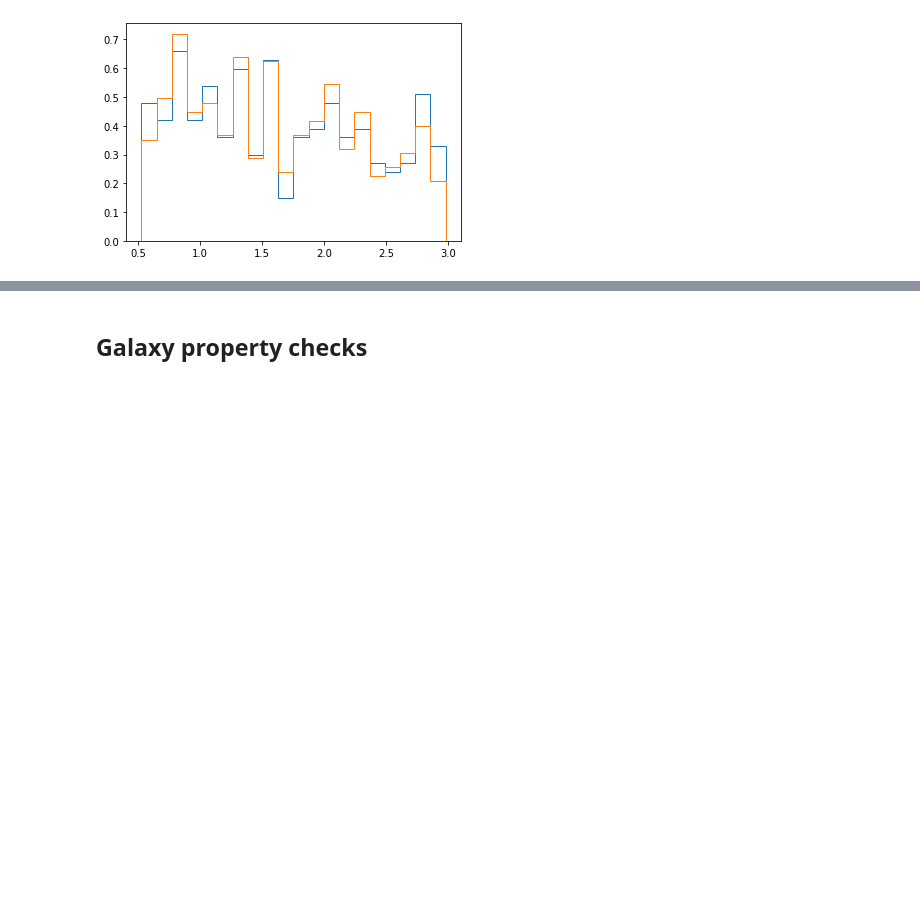
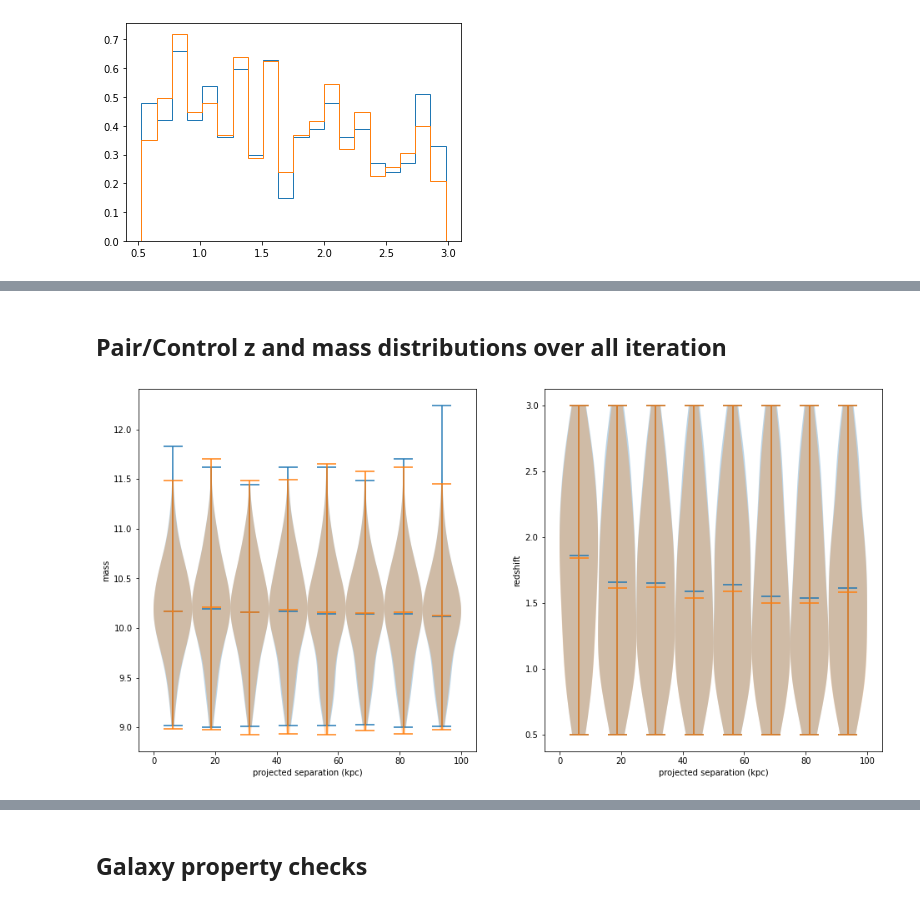
Before and after one commit to sldough21/pair-conv-misc, a Jupyter notebook: am_analysis.ipynb, the cells around one changed output, grey strips where cells are left out. Cells and saved outputs as stored; diff of their text form; code cells hidden in the pictures; blank space fills up the shorter version.

```diff
--- a/am_analysis.ipynb
+++ b/am_analysis.ipynb
@@ -129,0 +132,2 @@ ran_df7 = ran_df[ (ran_df['partner_control2_drawn_LX'] > 42) ]
+# %% [markdown]
+## Pair/Control z and mass distributions over all iteration
@@ -129,0 +220,35 @@ ran_df7 = ran_df[ (ran_df['partner_control2_drawn_LX'] > 42) ]
+# %%
+# prepare for violin plots
+pmass = [ (pm_dict[col]) for col in pm_dict ]
+pz = [ (pz_dict[col]) for col in pz_dict ]
+imass = [ (im_dict[col]) for col in im_dict ]
+iz = [ (iz_dict[col]) for col in iz_dict ]
+
+# make position vector
+kpc_meds = [ ( ( float((bins[key].split('-'))[0]) + float((bins[key].split('-'))[1]) ) / 2 ) for key in bins ]
+
+# define violin plot width
+vwidth = float((bins['0'].split('-'))[1]) - float((bins['0'].split('-'))[0])
+# %%
+# make violin plots
+fig, axs = plt.subplots(nrows=1, ncols=2, figsize=(16, 8))
+axs[0].violinplot(pmass, kpc_meds, points=100, widths=vwidth, showmeans=False,
+                     showextrema=True, showmedians=True, bw_method=0.5)
+axs[0].violinplot(imass, kpc_meds, points=100, widths=vwidth, showmeans=False,
+                     showextrema=True, showmedians=True, bw_method=0.5)
+# axs[0].set_title('Results', fontsize=20)
+axs[0].axis(xmin=-5,xmax=105)
+axs[0].set_xlabel('projected separation (kpc)')
+axs[0].set_ylabel('mass')
+
+axs[1].violinplot(pz, kpc_meds, points=100, widths=vwidth, showmeans=False,
+                     showextrema=True, showmedians=True, bw_method=0.5)
+axs[1].violinplot(iz, kpc_meds, points=100, widths=vwidth, showmeans=False,
+                     showextrema=True, showmedians=True, bw_method=0.5)
+axs[1].axis(xmin=-5,xmax=105)
+axs[1].set_xlabel('projected separation (kpc)')
+axs[1].set_ylabel('redshift')
+
+plt.show()
+# %% [output]
+[figure, added]
```
Also changed, not shown: parts of 18 cells of this notebook.
